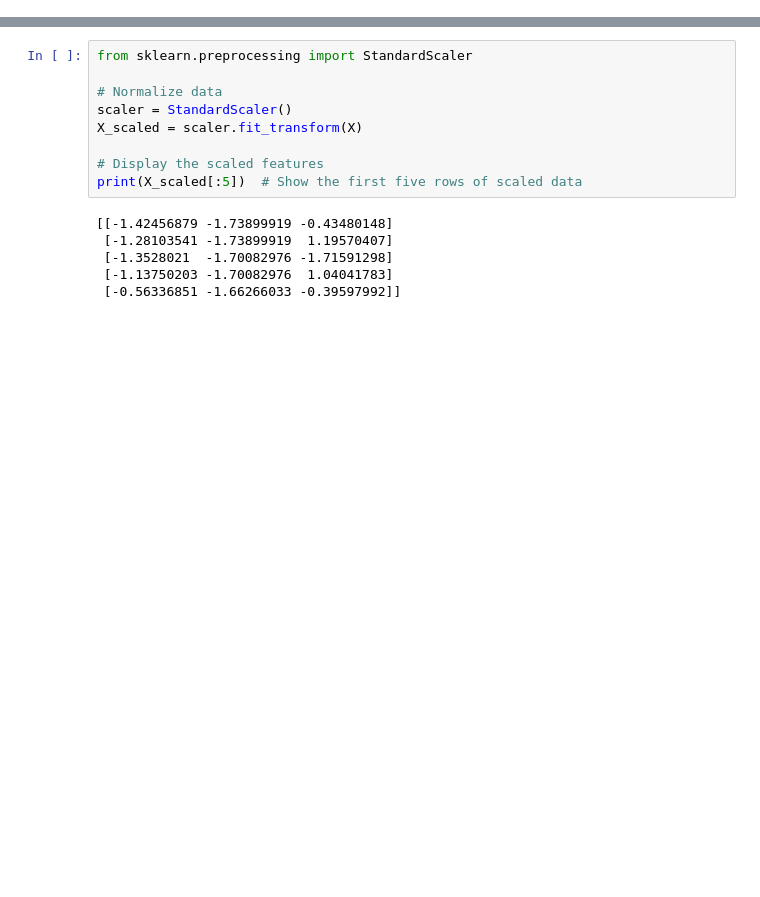
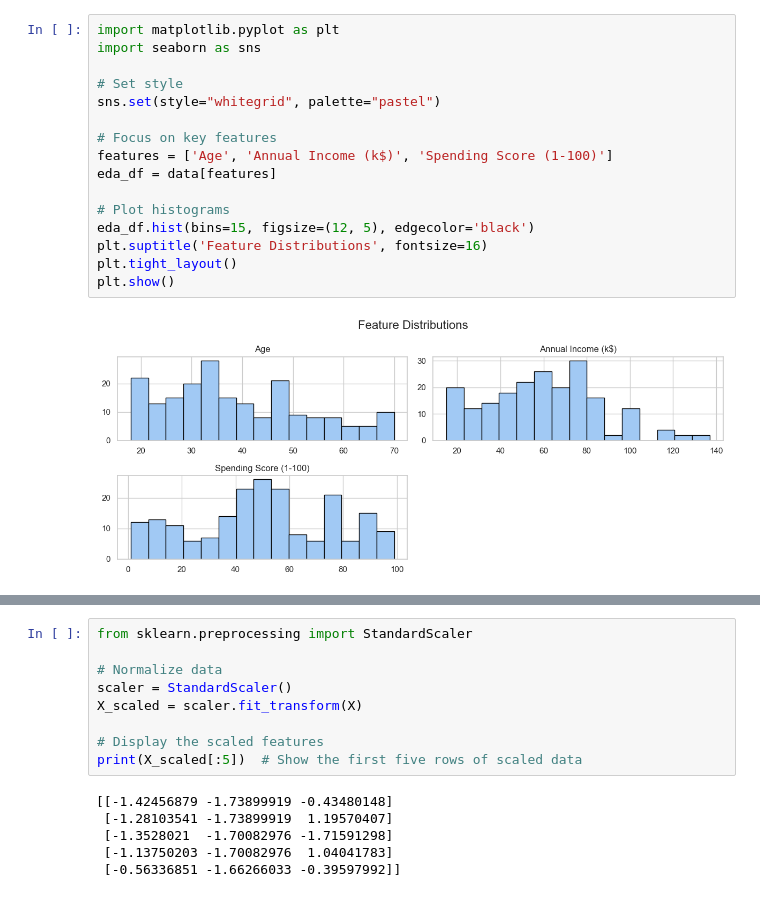
Before and after one commit to mechadns/clustering-customer-behavior, a Jupyter notebook: ClusterLogic.ipynb, the cells around one changed output, grey strips where cells are left out. Saved outputs shown, nothing was run; the diff lists cells and outputs as text; blank space fills up the shorter version.

```diff
--- a/ClusterLogic.ipynb
+++ b/ClusterLogic.ipynb
@@ -55,0 +79,18 @@ max     70.000000          137.000000               99.000000
+# %%
+import matplotlib.pyplot as plt
+import seaborn as sns
+
+# Set style
+sns.set(style="whitegrid", palette="pastel")
+
+# Focus on key features
+features = ['Age', 'Annual Income (k$)', 'Spending Score (1-100)']
+eda_df = data[features]
+
+# Plot histograms
+eda_df.hist(bins=15, figsize=(12, 5), edgecolor='black')
+plt.suptitle('Feature Distributions', fontsize=16)
+plt.tight_layout()
+plt.show()
+# %% [output]
+[figure, added]
```
Also changed, not shown: parts of 62 cells of this notebook, 2 other files.
